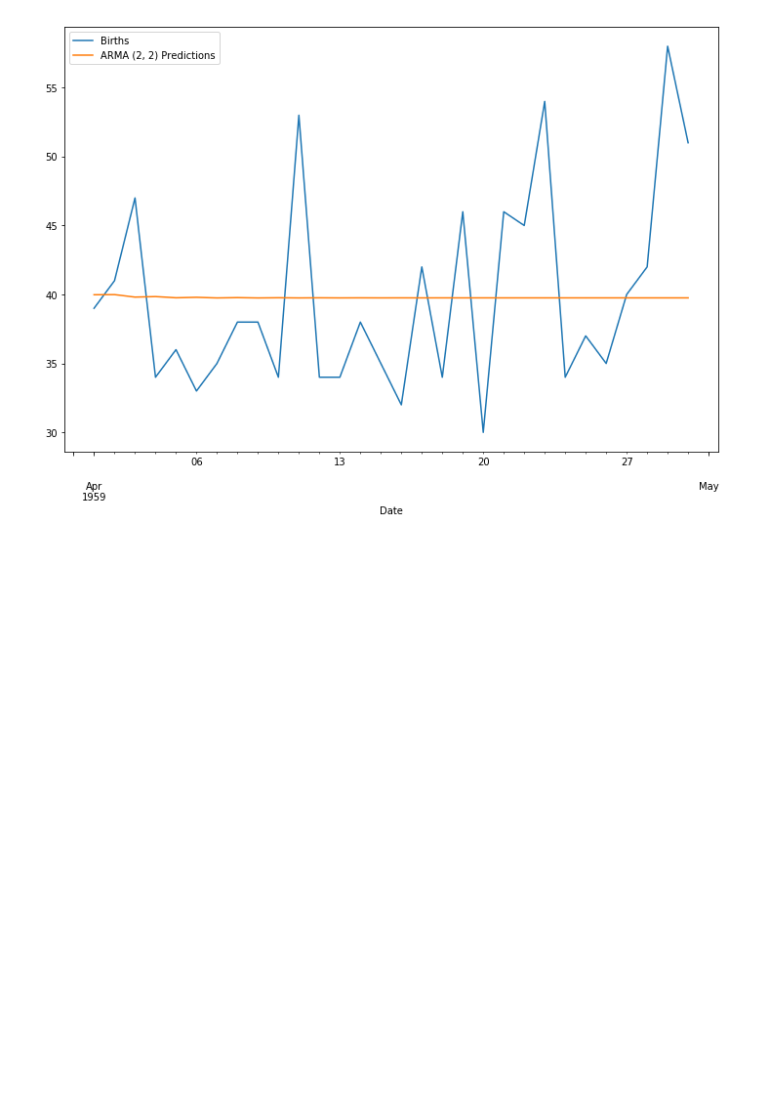
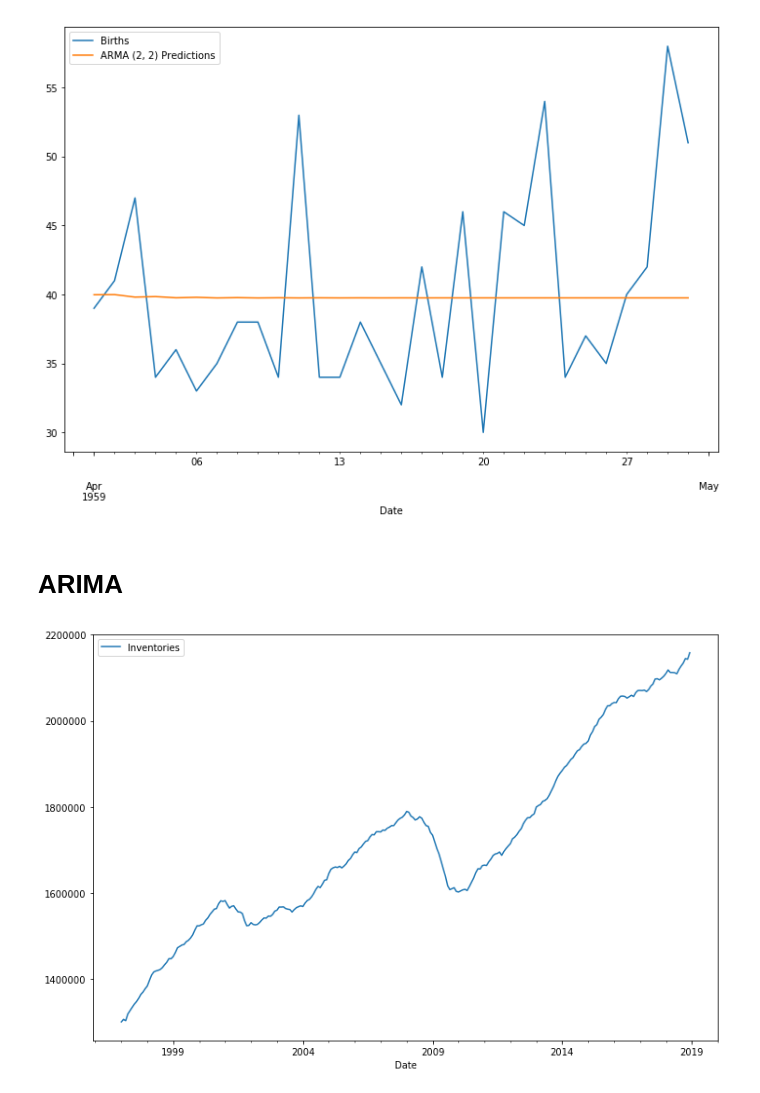
Before and after one commit to unknown-jun/Machine_Learning, a Jupyter notebook: Forecasting_Time_Series/3_General-Forecasting-Models/06_ARIMA.ipynb, the cells around one changed output. Drawn from its saved outputs; the diff is of its cells as text; code cells hidden in the pictures; blank space fills up the shorter version.

```diff
--- a/Forecasting_Time_Series/3_General-Forecasting-Models/06_ARIMA.ipynb
+++ b/Forecasting_Time_Series/3_General-Forecasting-Models/06_ARIMA.ipynb
@@ -331,3 +361,9 @@ predictions.plot(legend=True);
 # %% [output]
 Error:  [0.05589996]
 [figure]
+# %% [markdown]
+# ARIMA
+# %%
+df2.plot(figsize=(12, 8));
+# %% [output]
+[figure, added]
```
Also changed, not shown: parts of 38 cells of this notebook.
